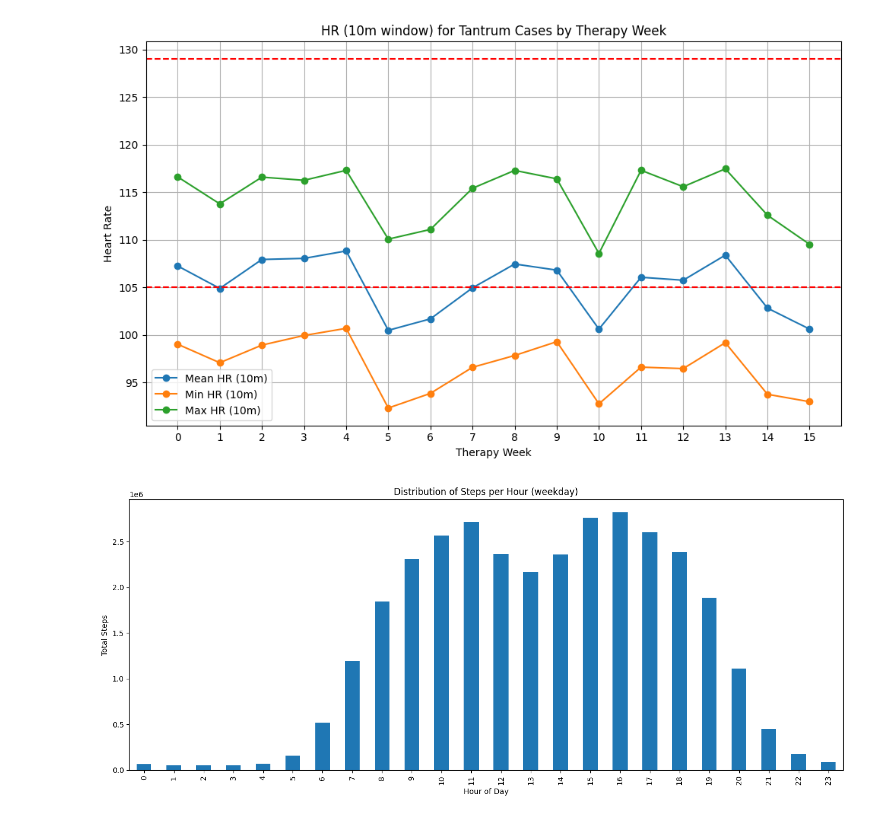
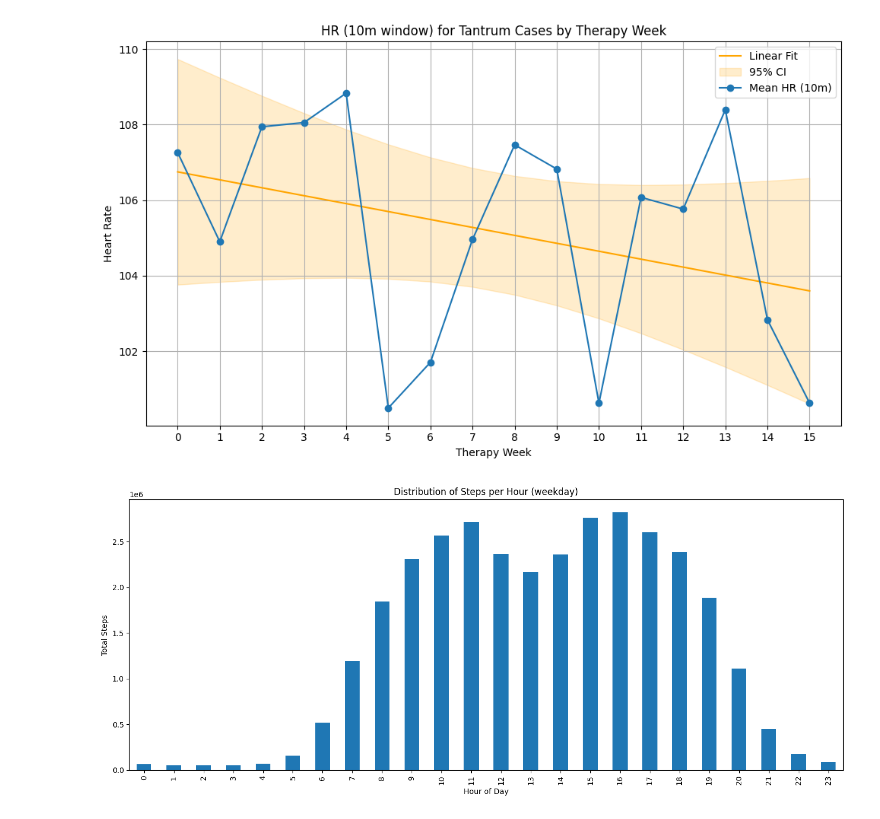
Before and after one commit to lab-heal/pistachio, a Jupyter notebook: explore_feature_dist.ipynb, the cells around one changed output. Drawn from its saved outputs; the diff is of its cells as text; code cells hidden in the pictures.

```diff
--- a/explore_feature_dist.ipynb
+++ b/explore_feature_dist.ipynb
@@ -18,45 +18,71 @@ df_train = cleaned_dyads_df[cleaned_dyads_df["Arm_Sham"]]
 df_test = cleaned_dyads_df[~cleaned_dyads_df["Arm_Sham"]]
 # %%
 import matplotlib.pyplot as plt
+import numpy as np
+from scipy import stats
 
 weeks = (0, 15)
 window = "60m"
+feature = "hr_moving_avg_10m"
 
 
 # Filter for cases with tantrum within 15m and therapy_week in 0-10
 df_all = pd.concat([df_train, df_test])
 weeks_range = range(weeks[0], weeks[1] + 1)
 mask = (df_all["tantrum_within_60m"]) & ((df_all["therapy_week"]).between(*weeks))
 df_cases = df_all[mask]
 
 
 means = []
 mins = []
 maxs = []
 
 for week in weeks_range:
     week_data = df_cases[df_cases["therapy_week"] == week]
-    means.append(week_data["hr_moving_avg_10m"].mean())
-    mins.append(week_data["hr_moving_min_10m"].mean())
-    maxs.append(week_data["hr_moving_max_10m"].mean())
+    means.append(week_data[feature].mean())
+
+# Prepare data for regression
+x = np.array(list(weeks_range))
+y = np.array(means)
+
+# Fit linear regression
+slope, intercept, r_value, p_value, std_err = stats.linregress(x, y)
+y_pred = intercept + slope * x
+
+# Compute 95% CI for regression line
+n = len(x)
+t_val = stats.t.ppf(0.975, n - 2)
+y_fit = intercept + slope * x
+residuals = y - y_fit
+s_err = np.sqrt(np.sum(residuals**2) / (n - 2))
+conf = (
+    t_val
+    * s_err
+    * np.sqrt(1 / n + (x - np.mean(x)) ** 2 / np.sum((x - np.mean(x)) ** 2))
+)
+
 
 plt.figure(figsize=(10, 6))
+
+# Plot regression line and CI
+plt.plot(x, y_pred, color="orange", label="Linear Fit")
+plt.fill_between(
+    x, y_pred - conf, y_pred + conf, color="orange", alpha=0.2, label="95% CI"
+)
 plt.plot(weeks_range, means, marker="o", label="Mean HR (10m)")
-plt.plot(weeks_range, mins, marker="o", label="Min HR (10m)")
-plt.plot(weeks_range, maxs, marker="o", label="Max HR (10m)")
-plt.axhline(105, color="red", linestyle="--")
-plt.axhline(129, color="red", linestyle="--")
+# plt.axhline(105, color="red", linestyle="--")
+# plt.axhline(129, color="red", linestyle="--")
 plt.legend()
 plt.xlabel("Therapy Week")
 plt.ylabel("Heart Rate")
 plt.title("HR (10m window) for Tantrum Cases by Therapy Week")
 plt.legend()
 plt.grid(True)
 plt.tight_layout()
 plt.xticks(weeks_range)
 plt.show()
 # %% [output]
-[figure, old version]
+[figure, new version]
 # %%
 import matplotlib.pyplot as plt
 
```
Also changed, not shown: parts of 3 cells of this notebook, 5 other files.
